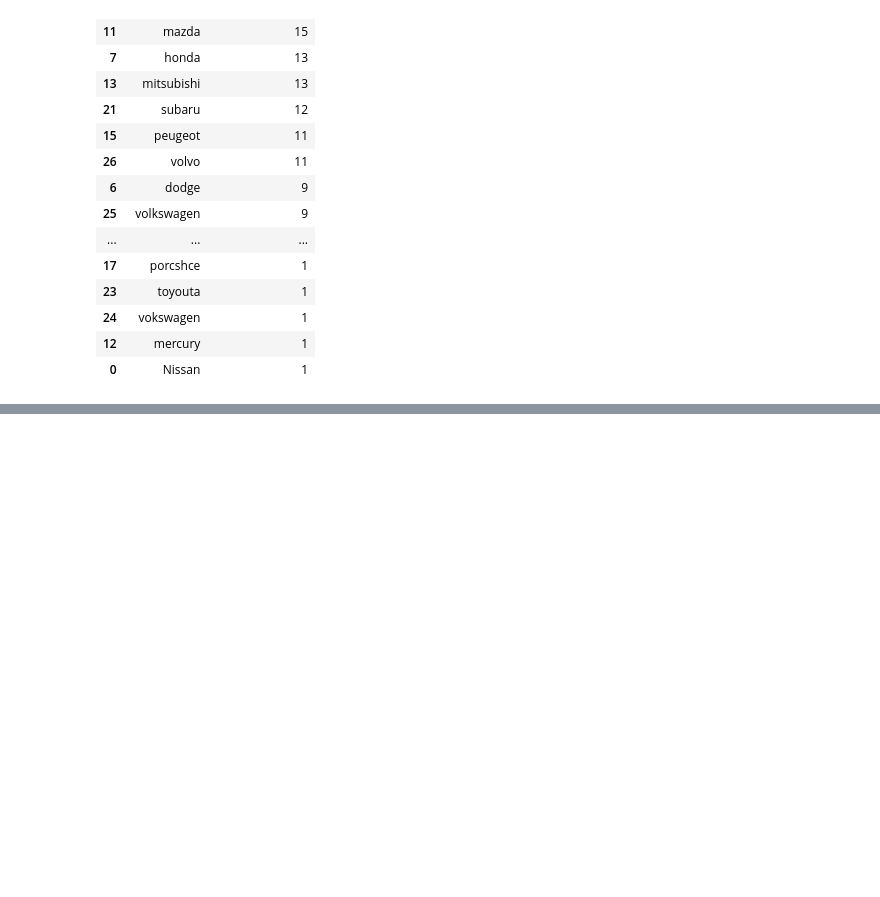
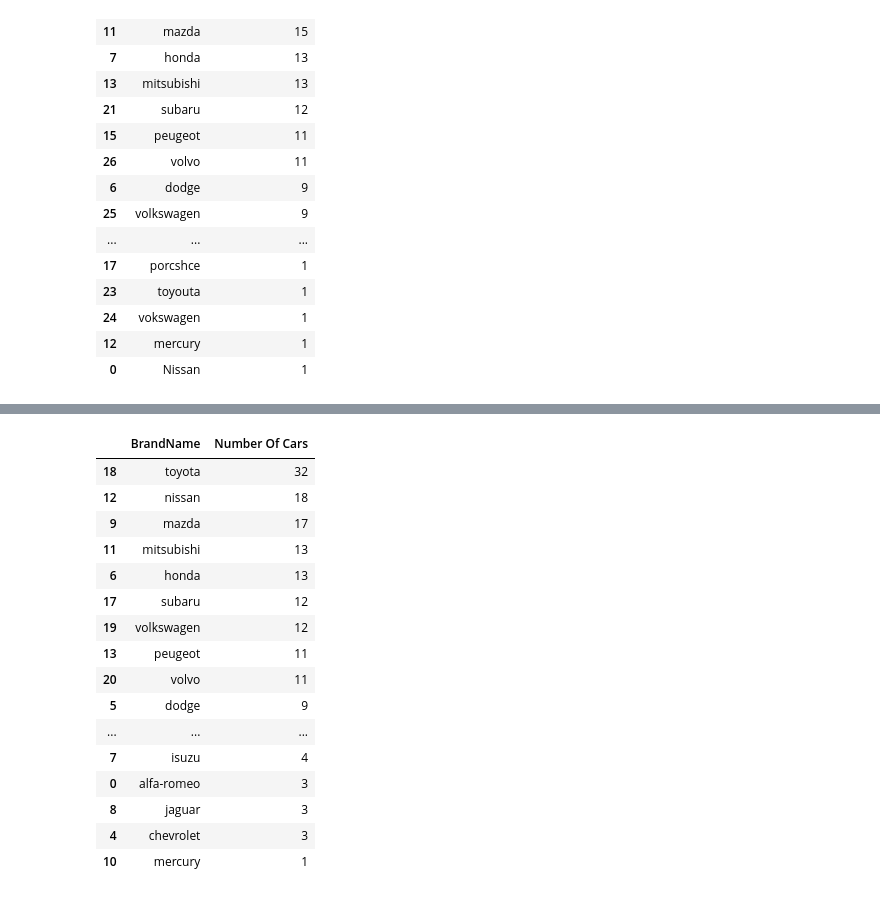
Before and after one commit to AamaeyPrakash/Python, a Jupyter notebook: car-price-prediction.ipynb, the cells around one changed output, grey strips where cells are left out. Drawn from its saved outputs; the diff is of its cells as text; code cells hidden in the pictures; blank space fills up the shorter version.

```diff
--- a/car-price-prediction.ipynb
+++ b/car-price-prediction.ipynb
@@ -178,0 +166,3 @@ correctTypsos = {"toyouta":"toyota", }
+# %%
+correctTypos = {"toyota":"toyota", "nissan":"nissan", "mazda":"mazda", "honda":"honda", "mitsubishi":"mitsubishi", "subaru":"subaru", "peugeot":"peugeot", "volvo":"volvo", "dodge":"dodge", "volkswagen":"volkswagen", "buick":"buick", "bmw":"bmw", "plymouth":"plymouth", "audi":"audi", "saab":"saab", "isuzu":"isuzu", "porsche":"porsche", "chevrolet":"chevrolet", "jaguar":"jaguar", "alfa-romero":"alfa-romeo", "vw":"volkswagen", "maxda":"mazda", "porcshce":"porsche", "toyouta":"toyota", "vokswagen":"volkswagen", "mercury":"mercury", "Nissan":"nissan" }
+data["BrandName"] = data["BrandName"].map(correctTypos)
@@ -178,0 +179,22 @@ correctTypsos = {"toyouta":"toyota", }
+# %%
+brandCounter = data.groupby("BrandName").size().reset_index(name="Number Of Cars")
+# %%
+brandCounter.sort_values(by="Number Of Cars",ascending=False)
+# %% [output]
+|  | BrandName | Number Of Cars |
+| 18 | toyota | 32 |
+| 12 | nissan | 18 |
+| 9 | mazda | 17 |
+| 11 | mitsubishi | 13 |
+| 6 | honda | 13 |
+| 17 | subaru | 12 |
+| 19 | volkswagen | 12 |
+| 13 | peugeot | 11 |
+| 20 | volvo | 11 |
+| 5 | dodge | 9 |
+| ... | ... | ... |
+| 7 | isuzu | 4 |
+| 0 | alfa-romeo | 3 |
+| 8 | jaguar | 3 |
+| 4 | chevrolet | 3 |
+| 10 | mercury | 1 |
```
Also changed, not shown: parts of 3 cells of this notebook.
